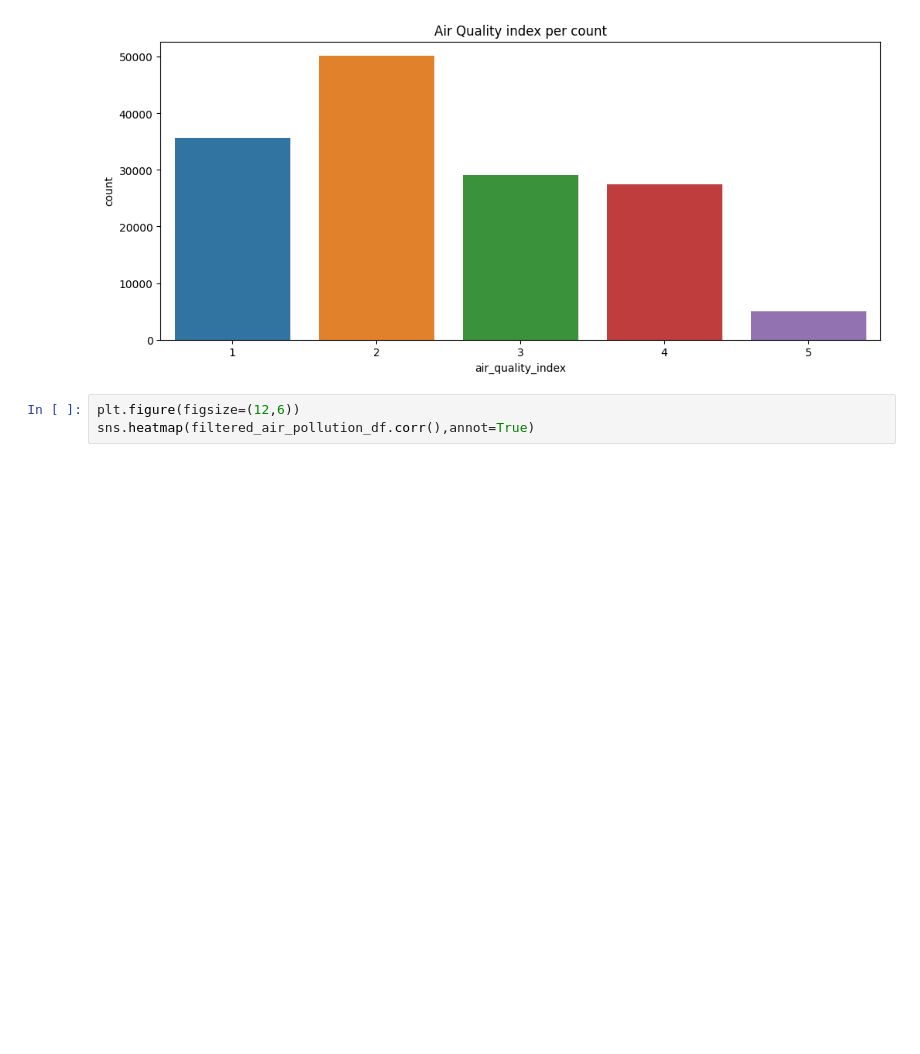
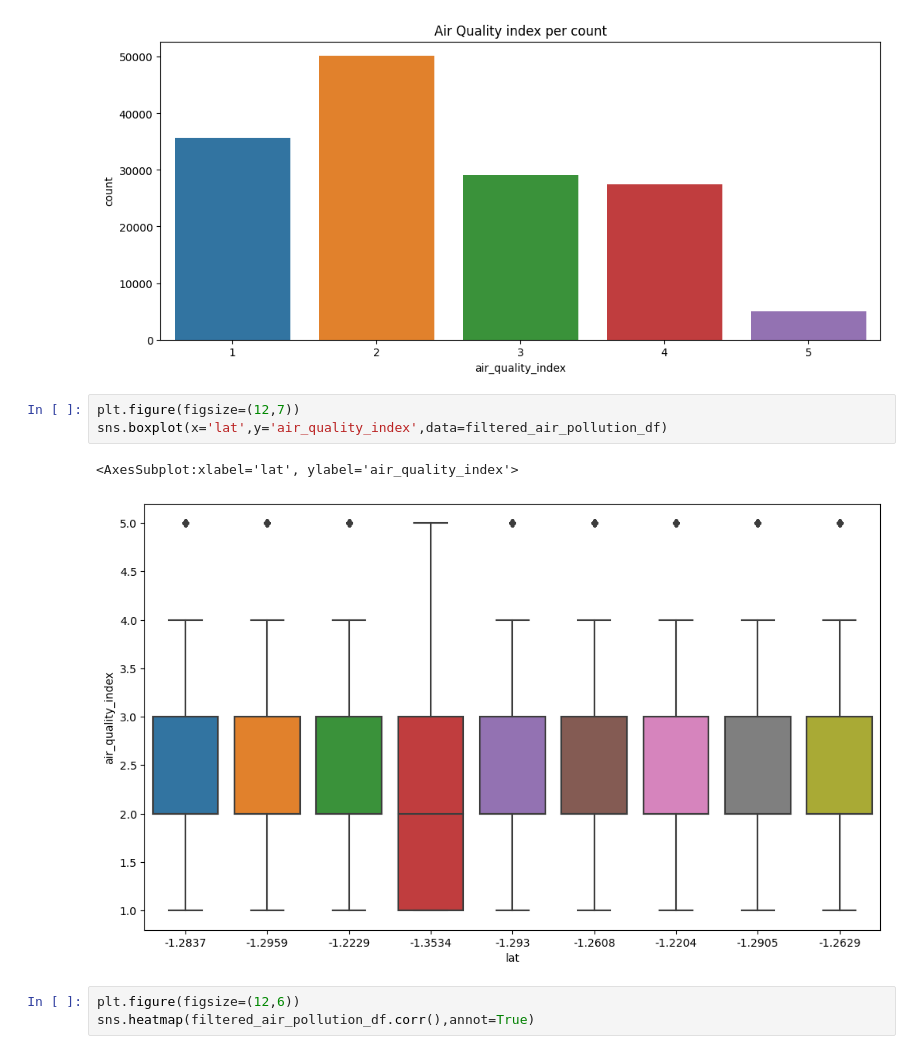
Before and after one commit to CleanAir-Quest/pollution-monitoring, a Jupyter notebook: pollution_data_nairobi.ipynb, the cells around one changed output. Cells and saved outputs as stored; diff of their text form; blank space fills up the shorter version.

```diff
--- a/pollution_data_nairobi.ipynb
+++ b/pollution_data_nairobi.ipynb
@@ -251,6 +251,12 @@ plt.title("Air Quality index per count")
 # %% [output]
 Text(0.5, 1.0, 'Air Quality index per count')
 [figure]
+# %%
+plt.figure(figsize=(12,7))
+sns.boxplot(x='lat',y='air_quality_index',data=filtered_air_pollution_df)
+# %% [output]
+<AxesSubplot:xlabel='lat', ylabel='air_quality_index'>
+[figure, added]
 # %%
 plt.figure(figsize=(12,6))
 sns.heatmap(filtered_air_pollution_df.corr(),annot=True)
```
Also changed, not shown: parts of 7 cells of this notebook.
